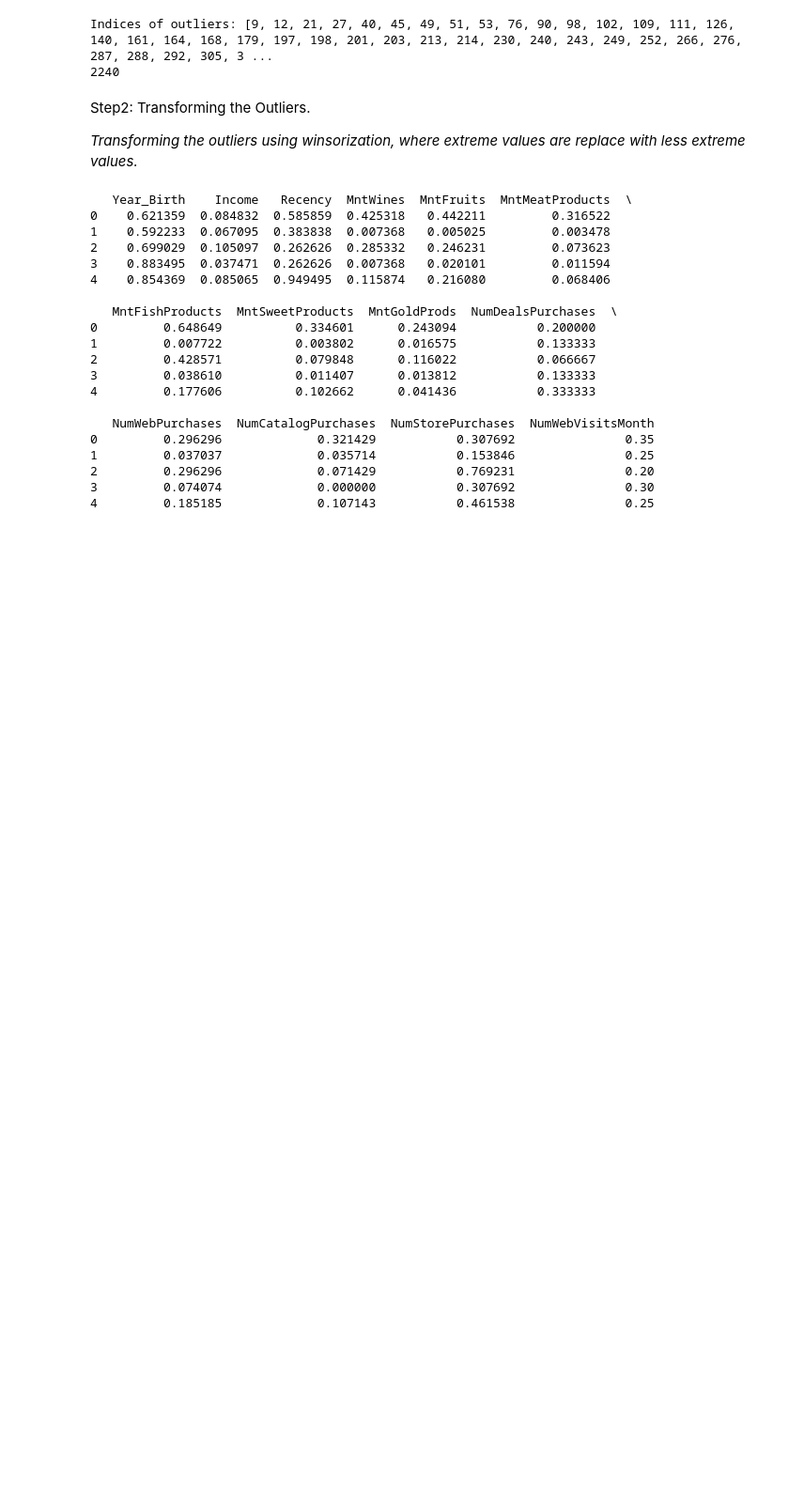
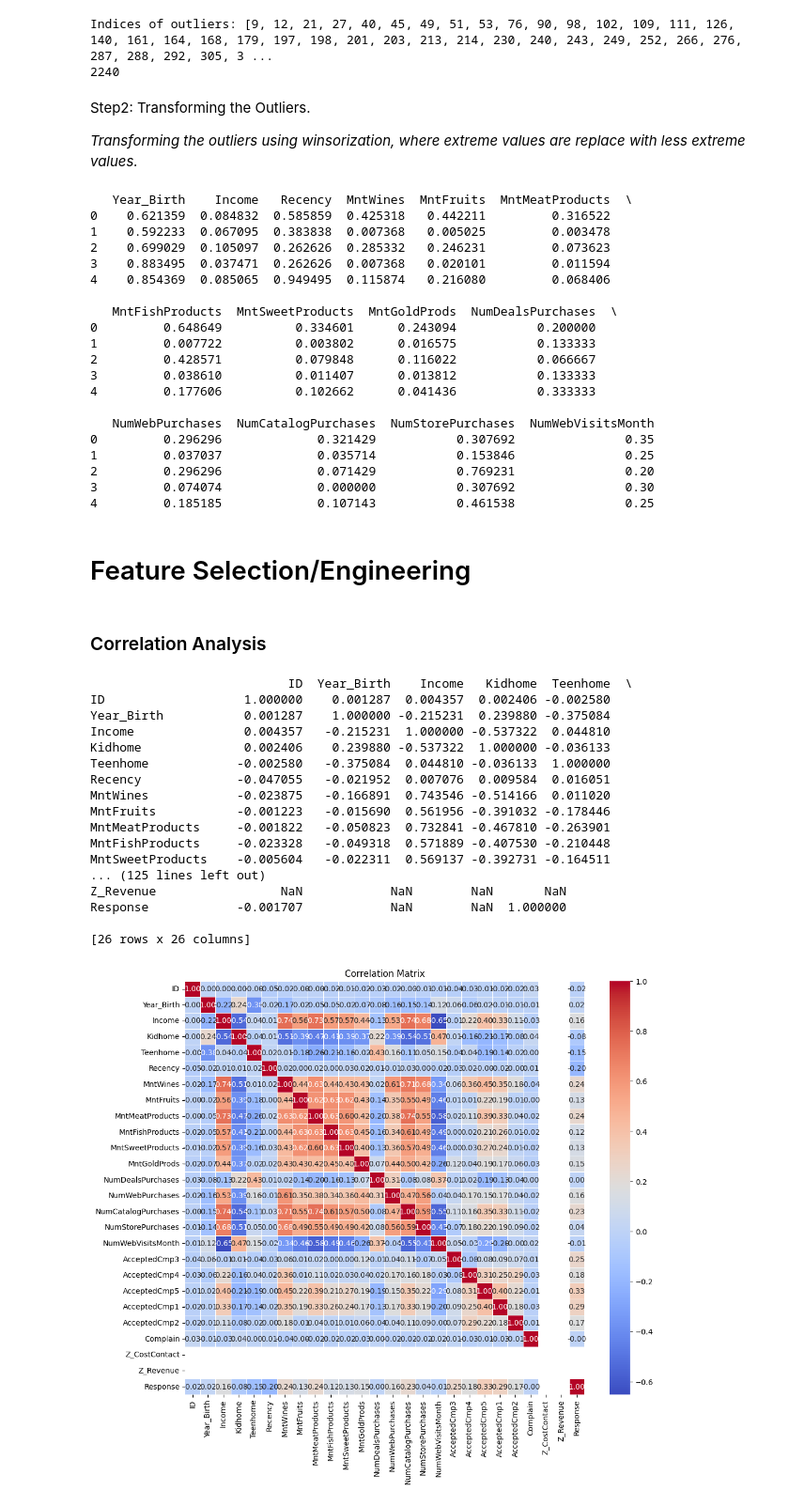
Before and after one commit to shubhamgyd/Customer_Segmentation, a Jupyter notebook: customer_segmentation.ipynb, the cells around one changed output. Shown: that part at 94% size. Saved outputs shown, nothing was run; the diff lists cells and outputs as text; code cells hidden in the pictures; blank space fills up the shorter version.

```diff
--- a/customer_segmentation.ipynb
+++ b/customer_segmentation.ipynb
@@ -213,3 +213,41 @@ print(df[numerical_features].head())
 2         0.296296             0.071429           0.769231               0.20
 3         0.074074             0.000000           0.307692               0.30
 4         0.185185             0.107143           0.461538               0.25
+# %% [markdown]
+# Feature Selection/Engineering
+# %% [markdown]
+### Correlation Analysis
+# %%
+# Calculate the correlation matrix
+correlation_matrix = df.corr()
+
+# Print the correlation matrix
+print(correlation_matrix)
+
+# Plot the correlation matrix as a heatmap
+import seaborn as sns
+import matplotlib.pyplot as plt
+
+plt.figure(figsize=(12, 10))
+sns.heatmap(correlation_matrix, annot=True, cmap='coolwarm', fmt=".2f", linewidths=0.5)
+plt.title("Correlation Matrix")
+plt.show()
+# %% [output]
+                           ID  Year_Birth    Income   Kidhome  Teenhome  \
+ID                   1.000000    0.001287  0.004357  0.002406 -0.002580
+Year_Birth           0.001287    1.000000 -0.215231  0.239880 -0.375084
+Income               0.004357   -0.215231  1.000000 -0.537322  0.044810
+Kidhome              0.002406    0.239880 -0.537322  1.000000 -0.036133
+Teenhome            -0.002580   -0.375084  0.044810 -0.036133  1.000000
+Recency             -0.047055   -0.021952  0.007076  0.009584  0.016051
+MntWines            -0.023875   -0.166891  0.743546 -0.514166  0.011020
+MntFruits           -0.001223   -0.015690  0.561956 -0.391032 -0.178446
+MntMeatProducts     -0.001822   -0.050823  0.732841 -0.467810 -0.263901
+MntFishProducts     -0.023328   -0.049318  0.571889 -0.407530 -0.210448
+MntSweetProducts    -0.005604   -0.022311  0.569137 -0.392731 -0.164511
+... (125 lines left out)
+Z_Revenue                 NaN            NaN        NaN       NaN
+Response            -0.001707            NaN        NaN  1.000000
+
+[26 rows x 26 columns]
+[figure, added]
```
Also changed, not shown: parts of 21 cells of this notebook.
